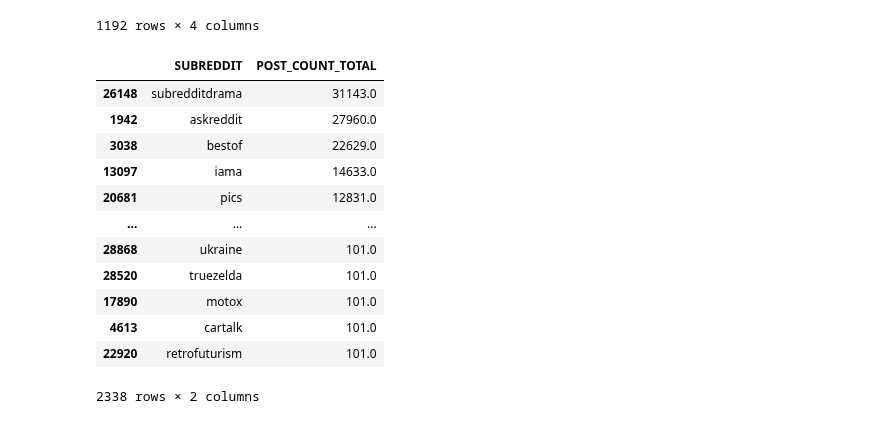
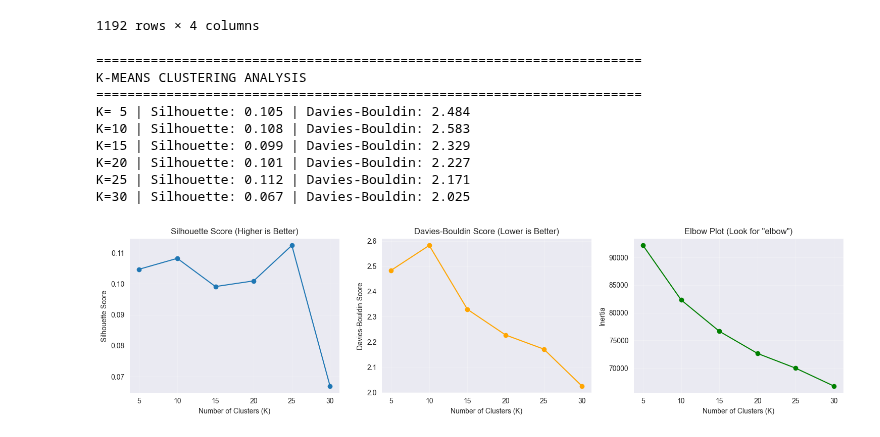
Before and after one commit to l0uisgrange/ada-2025-project, a Jupyter notebook: results.ipynb, the cells around one changed output. Drawn from its saved outputs; the diff is of its cells as text; code cells hidden in the pictures.

Commit message:
Clustering on the cleaned data.

```diff
--- a/results.ipynb
+++ b/results.ipynb
@@ -176,23 +176,13 @@ target_count[target_count['POST_COUNT_TARGET'] > 100].sort_values(by='POST_COUNT
 total_counts = pd.merge(source_count, target_count, on='SUBREDDIT', how='outer', suffixes=('_SOURCE', '_TARGET')).fillna(0)
 total_counts['POST_COUNT_TOTAL'] = total_counts['POST_COUNT_SOURCE'] + total_counts['POST_COUNT_TARGET']
 total_counts[total_counts['POST_COUNT_TOTAL'] > 100].sort_values(by='POST_COUNT_TOTAL', ascending=False)[['SUBREDDIT', 'POST_COUNT_TOTAL']]
+
+# Finally filter subreddits_data to only include subreddits with more than 100 total posts
+active_subreddits = subreddits_data[subreddits_data['SUBREDDIT'].isin(total_counts[total_counts['POST_COUNT_TOTAL'] > 100]['SUBREDDIT'])]
+subreddits_name = active_subreddits['SUBREDDIT']
+# export to csv
+subreddits_name.to_csv('subreddits_names.csv', index=False)
-# %% [output]
-|  | SUBREDDIT | POST_COUNT_TOTAL |
-| 26148 | subredditdrama | 31143.0 |
-| 1942 | askreddit | 27960.0 |
-| 3038 | bestof | 22629.0 |
-| 13097 | iama | 14633.0 |
-| 20681 | pics | 12831.0 |
-| ... | ... | ... |
-| 28868 | ukraine | 101.0 |
-| 28520 | truezelda | 101.0 |
-| 17890 | motox | 101.0 |
-| 4613 | cartalk | 101.0 |
-| 22920 | retrofuturism | 101.0 |
-2338 rows × 2 columns
 # %%
-
-
 # Cluster subreddits using KNN
 def perform_kmeans_analysis(embeddings, subreddit_names, k_range=range(5, 31, 5)):
     """
@@ -222,34 +212,46 @@ def perform_kmeans_analysis(embeddings, subreddit_names, k_range=range(5, 31, 5)
 
 # Run K-means analysis
 print("\n" + "="*70)
 print("K-MEANS CLUSTERING ANALYSIS")
 print("="*70)
-embeddings = subreddits_data.drop(columns=['SUBREDDIT'])
-kmeans_results = perform_kmeans_analysis(embeddings, subreddits_data['SUBREDDIT'])
+# Extract embeddings without subreddit names
+embeddings = active_subreddits.drop(columns=['SUBREDDIT'])
+kmeans_results = perform_kmeans_analysis(embeddings, active_subreddits['SUBREDDIT'])
 
 # Plot clustering metrics
 fig, axes = plt.subplots(1, 3, figsize=(15, 4))
 
 axes[0].plot(kmeans_results['k'], kmeans_results['silhouette_score'], 'o-')
 axes[0].set_xlabel('Number of Clusters (K)')
 axes[0].set_ylabel('Silhouette Score')
 axes[0].set_title('Silhouette Score (Higher is Better)')
 axes[0].grid(True, alpha=0.3)
 
 axes[1].plot(kmeans_results['k'], kmeans_results['davies_bouldin_score'], 'o-', color='orange')
 axes[1].set_xlabel('Number of Clusters (K)')
 axes[1].set_ylabel('Davies-Bouldin Score')
 axes[1].set_title('Davies-Bouldin Score (Lower is Better)')
 axes[1].grid(True, alpha=0.3)
 
 axes[2].plot(kmeans_results['k'], kmeans_results['inertia'], 'o-', color='green')
 axes[2].set_xlabel('Number of Clusters (K)')
 axes[2].set_ylabel('Inertia')
 axes[2].set_title('Elbow Plot (Look for "elbow")')
 axes[2].grid(True, alpha=0.3)
 
 plt.tight_layout()
 plt.savefig('kmeans_evaluation.png', dpi=300, bbox_inches='tight')
 plt.show()
+# %% [output]
+======================================================================
+K-MEANS CLUSTERING ANALYSIS
+======================================================================
+K= 5 | Silhouette: 0.105 | Davies-Bouldin: 2.484
+K=10 | Silhouette: 0.108 | Davies-Bouldin: 2.583
+K=15 | Silhouette: 0.099 | Davies-Bouldin: 2.329
+K=20 | Silhouette: 0.101 | Davies-Bouldin: 2.227
+K=25 | Silhouette: 0.112 | Davies-Bouldin: 2.171
+K=30 | Silhouette: 0.067 | Davies-Bouldin: 2.025
+[figure, added]
 # %%
 # Based on the plots above, choose your optimal K
```
Also changed, not shown: parts of 3 cells of this notebook.
